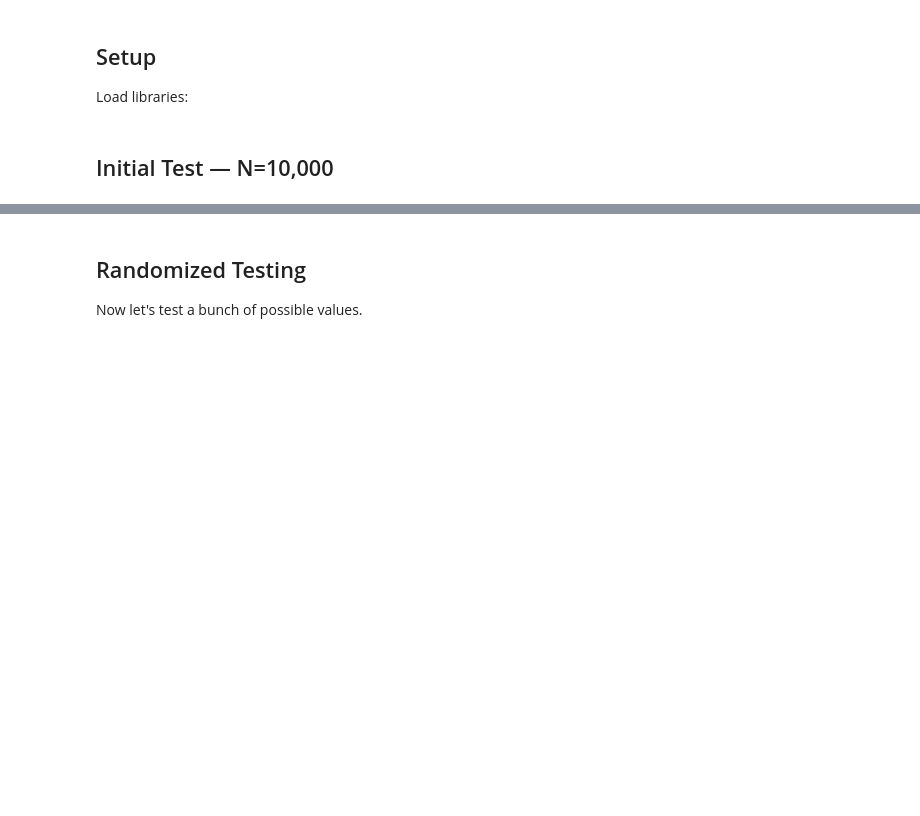
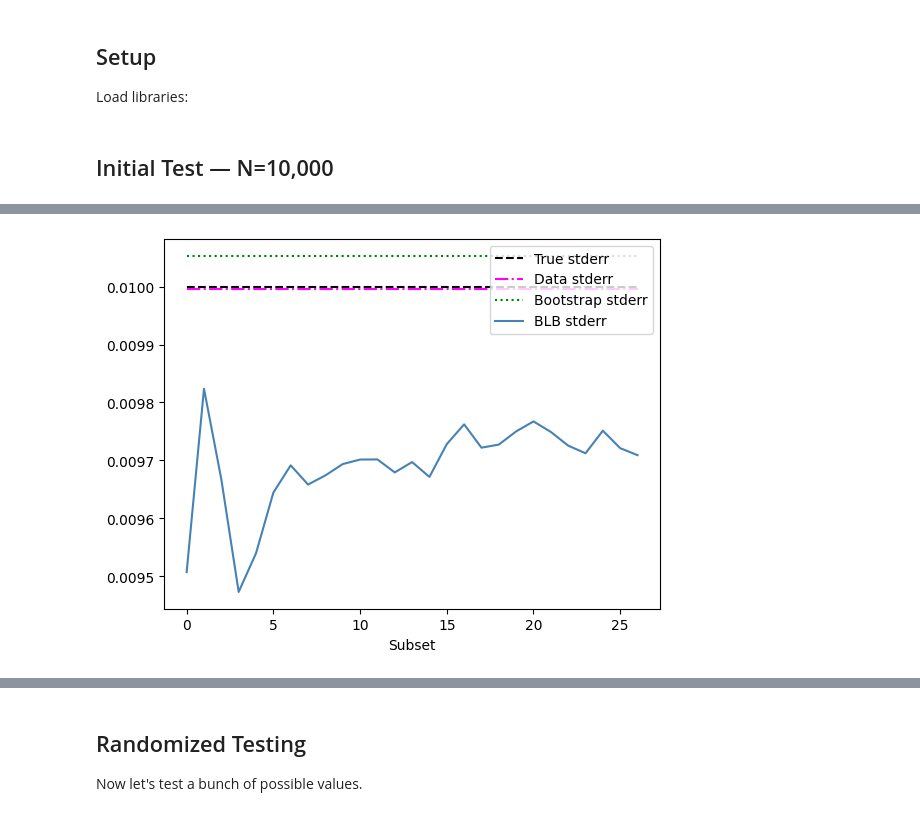
Before and after one commit to lenskit/lkpy, a Jupyter notebook: notebooks/BLB.ipynb, the cells around one changed output, grey strips where cells are left out. Saved outputs shown, nothing was run; the diff lists cells and outputs as text; code cells hidden in the pictures; blank space fills up the shorter version.

```diff
--- a/notebooks/BLB.ipynb
+++ b/notebooks/BLB.ipynb
@@ -56,0 +108,24 @@ plt.show()
+# %%
+plt.hlines(
+    [1 / np.sqrt(N)], xmin=0, xmax=blb_sdf.index.max(), label="True stderr", color="black", ls="--"
+)
+plt.hlines([ste], xmin=0, xmax=blb_sdf.index.max(), label="Data stderr", color="magenta", ls="-.")
+plt.hlines(
+    [boot_res.standard_error],
+    xmin=0,
+    xmax=blb_sdf.index.max(),
+    label="Bootstrap stderr",
+    color="green",
+    ls=":",
+)
+plt.plot(
+    blb_sdf.index,
+    blb_sdf["stderr"].cumsum() / (blb_sdf.index.values + 1),
+    color="steelblue",
+    label="BLB stderr",
+)
+plt.xlabel("Subset")
+plt.legend()
+plt.show()
+# %% [output]
+[figure, added]
```
Also changed, not shown: parts of 8 cells of this notebook, 1 other file.
